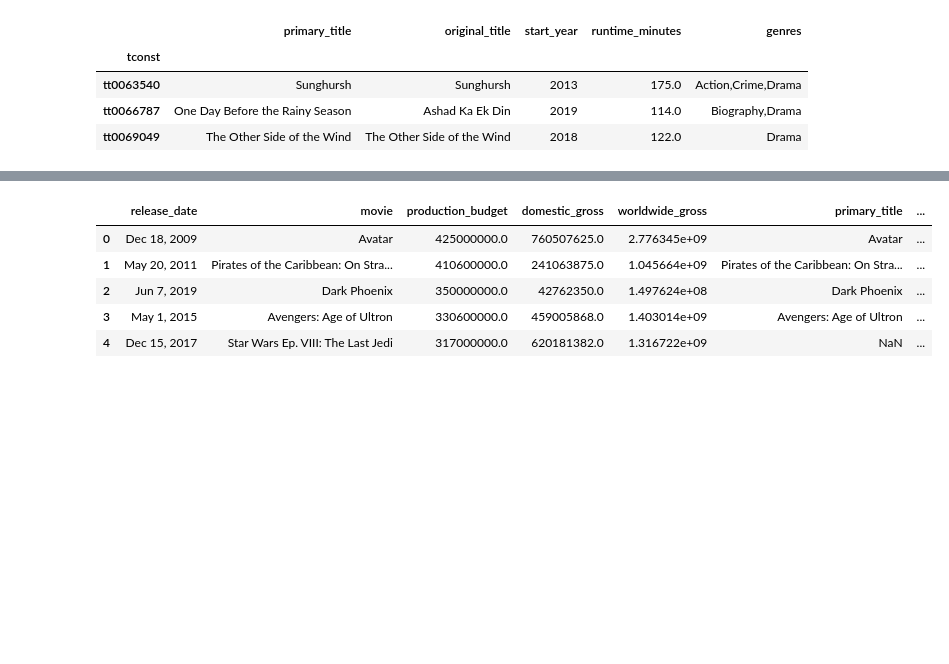
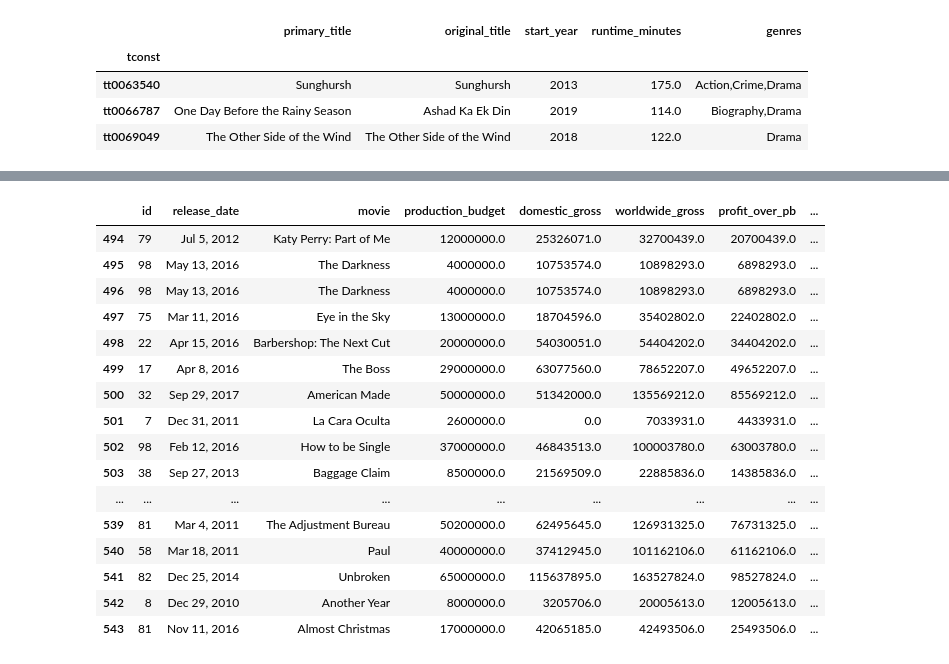
Before and after one commit to SunTzuLombardi/MovieStudioCapstone, a Jupyter notebook: initial_load_clean.ipynb, the cells around one changed output, grey strips where cells are left out. Cells and saved outputs as stored; diff of their text form; code cells hidden in the pictures; blank space fills up the shorter version.

```diff
--- a/initial_load_clean.ipynb
+++ b/initial_load_clean.ipynb
@@ -1117,0 +1165,2 @@ sns.boxplot(y=df_budget_2to65mil_21yr['roi'])
+# %%
+df_budg_success_11yrs = df_budg_success_11yrs.drop(columns=['level_0','index'])
@@ -1117,0 +1188,2 @@ sns.boxplot(y=df_budget_2to65mil_21yr['roi'])
+# %%
+df_budg_success_11yrs.iloc[[11],[2]] = "The King\'s Speech"
@@ -1134,6 +1288,6 @@ df_imdbbasics.head(3)
 # %%
-df_budget_genres = pd.merge(df_tn_movie_budget, df_imdbbasics,
-                            left_on=  ['movie'],
-                            right_on= ['primary_title'],
+df_budget_genres = pd.merge(df_budg_success_11yrs, df_imdbbasics,
+                            left_on=  ['movie',pd.to_datetime(df_budg_success_11yrs['release_date']).dt.year],
+                            right_on= ['primary_title','start_year'],
                             how = 'left')
 # %%
@@ -1167,0 +1329,2 @@ memory usage: 620.6+ KB
+# %%
+df_budget_genres = df_budget_genres[df_budget_genres.genres != 'unknown']
@@ -1168,11 +1351,22 @@ memory usage: 620.6+ KB
 # %%
 #genres is a list of upto 3 genres, splitting it to get the individual genres
 df_budget_genres['genres'] = df_budget_genres['genres'].astype(str).apply(lambda x: x.split(",") if x else x)
-df_budget_genres.head()
+df_budget_genres.tail(50)
 # %% [output]
-|  | release_date | movie | production_budget | domestic_gross | worldwide_gross | primary_title | ... |
-| 0 | Dec 18, 2009 | Avatar | 425000000.0 | 760507625.0 | 2.776345e+09 | Avatar | ... |
-| 1 | May 20, 2011 | Pirates of the Caribbean: On Stra... | 410600000.0 | 241063875.0 | 1.045664e+09 | Pirates of the Caribbean: On Stra... | ... |
-| 2 | Jun 7, 2019 | Dark Phoenix | 350000000.0 | 42762350.0 | 1.497624e+08 | Dark Phoenix | ... |
-| 3 | May 1, 2015 | Avengers: Age of Ultron | 330600000.0 | 459005868.0 | 1.403014e+09 | Avengers: Age of Ultron | ... |
-| 4 | Dec 15, 2017 | Star Wars Ep. VIII: The Last Jedi | 317000000.0 | 620181382.0 | 1.316722e+09 | NaN | ... |
+|  | id | release_date | movie | production_budget | domestic_gross | worldwide_gross | profit_over_pb | ... |
+| 494 | 79 | Jul 5, 2012 | Katy Perry: Part of Me | 12000000.0 | 25326071.0 | 32700439.0 | 20700439.0 | ... |
+| 495 | 98 | May 13, 2016 | The Darkness | 4000000.0 | 10753574.0 | 10898293.0 | 6898293.0 | ... |
+| 496 | 98 | May 13, 2016 | The Darkness | 4000000.0 | 10753574.0 | 10898293.0 | 6898293.0 | ... |
+| 497 | 75 | Mar 11, 2016 | Eye in the Sky | 13000000.0 | 18704596.0 | 35402802.0 | 22402802.0 | ... |
+| 498 | 22 | Apr 15, 2016 | Barbershop: The Next Cut | 20000000.0 | 54030051.0 | 54404202.0 | 34404202.0 | ... |
+| 499 | 17 | Apr 8, 2016 | The Boss | 29000000.0 | 63077560.0 | 78652207.0 | 49652207.0 | ... |
+| 500 | 32 | Sep 29, 2017 | American Made | 50000000.0 | 51342000.0 | 135569212.0 | 85569212.0 | ... |
+| 501 | 7 | Dec 31, 2011 | La Cara Oculta | 2600000.0 | 0.0 | 7033931.0 | 4433931.0 | ... |
+| 502 | 98 | Feb 12, 2016 | How to be Single | 37000000.0 | 46843513.0 | 100003780.0 | 63003780.0 | ... |
+| 503 | 38 | Sep 27, 2013 | Baggage Claim | 8500000.0 | 21569509.0 | 22885836.0 | 14385836.0 | ... |
+| ... | ... | ... | ... | ... | ... | ... | ... | ... |
+| 539 | 81 | Mar 4, 2011 | The Adjustment Bureau | 50200000.0 | 62495645.0 | 126931325.0 | 76731325.0 | ... |
+| 540 | 58 | Mar 18, 2011 | Paul | 40000000.0 | 37412945.0 | 101162106.0 | 61162106.0 | ... |
+| 541 | 82 | Dec 25, 2014 | Unbroken | 65000000.0 | 115637895.0 | 163527824.0 | 98527824.0 | ... |
+| 542 | 8 | Dec 29, 2010 | Another Year | 8000000.0 | 3205706.0 | 20005613.0 | 12005613.0 | ... |
+| 543 | 81 | Nov 11, 2016 | Almost Christmas | 17000000.0 | 42065185.0 | 42493506.0 | 25493506.0 | ... |
```
Also changed, not shown: parts of 171 cells of this notebook.
